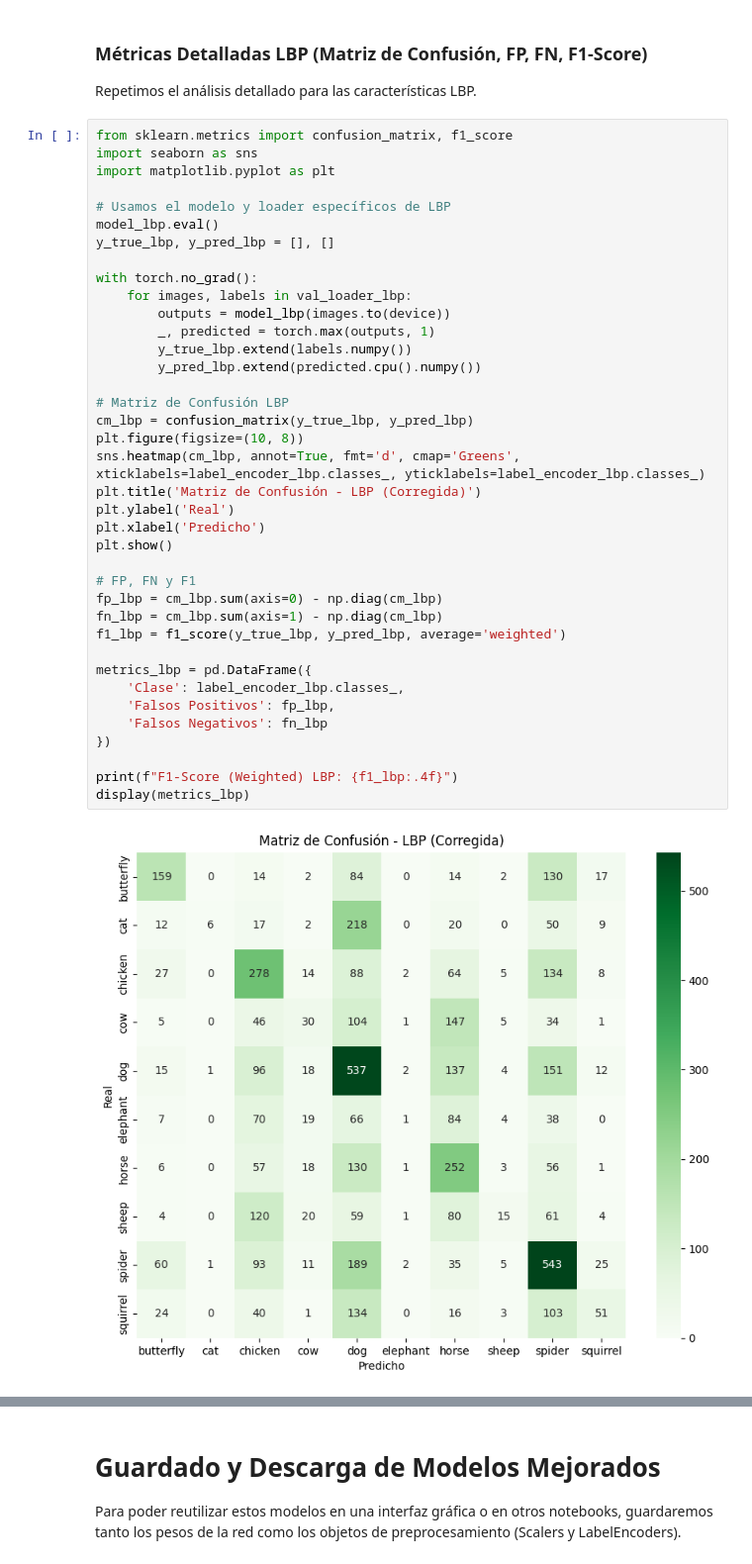
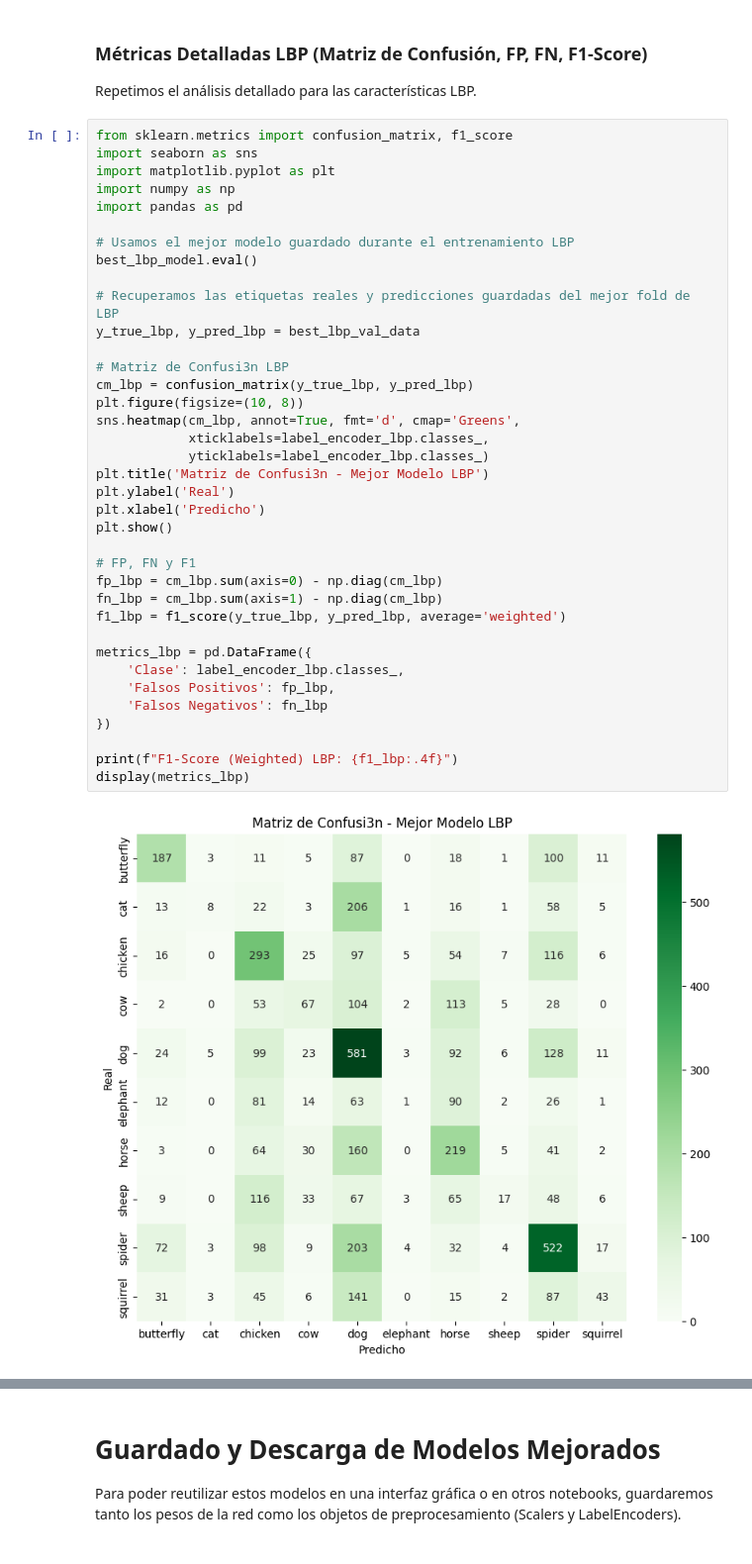
Before and after one commit to MrRichar02/Laboratorio-Imagenes-2, a Jupyter notebook: lab2_imagenes.ipynb, the cells around one changed output, grey strips where cells are left out. Shown at 99% size. Drawn from its saved outputs; the diff is of its cells as text.

Commit message:
agregando métricas y extracción de modelos :0

```diff
--- a/lab2_imagenes.ipynb
+++ b/lab2_imagenes.ipynb
@@ -779,40 +813,39 @@ Repetimos el análisis detallado para las características LBP.
 # %%
 from sklearn.metrics import confusion_matrix, f1_score
 import seaborn as sns
 import matplotlib.pyplot as plt
+import numpy as np
+import pandas as pd
 
-# Usamos el modelo y loader específicos de LBP
-model_lbp.eval()
-y_true_lbp, y_pred_lbp = [], []
+# Usamos el mejor modelo guardado durante el entrenamiento LBP
+best_lbp_model.eval()
 
-with torch.no_grad():
-    for images, labels in val_loader_lbp:
-        outputs = model_lbp(images.to(device))
-        _, predicted = torch.max(outputs, 1)
-        y_true_lbp.extend(labels.numpy())
-        y_pred_lbp.extend(predicted.cpu().numpy())
+# Recuperamos las etiquetas reales y predicciones guardadas del mejor fold de LBP
+y_true_lbp, y_pred_lbp = best_lbp_val_data
 
-# Matriz de Confusión LBP
+# Matriz de Confusi3n LBP
 cm_lbp = confusion_matrix(y_true_lbp, y_pred_lbp)
 plt.figure(figsize=(10, 8))
-sns.heatmap(cm_lbp, annot=True, fmt='d', cmap='Greens', xticklabels=label_encoder_lbp.classes_, yticklabels=label_encoder_lbp.classes_)
-plt.title('Matriz de Confusión - LBP (Corregida)')
+sns.heatmap(cm_lbp, annot=True, fmt='d', cmap='Greens',
+            xticklabels=label_encoder_lbp.classes_,
+            yticklabels=label_encoder_lbp.classes_)
+plt.title('Matriz de Confusi3n - Mejor Modelo LBP')
 plt.ylabel('Real')
 plt.xlabel('Predicho')
 plt.show()
 
 # FP, FN y F1
 fp_lbp = cm_lbp.sum(axis=0) - np.diag(cm_lbp)
 fn_lbp = cm_lbp.sum(axis=1) - np.diag(cm_lbp)
 f1_lbp = f1_score(y_true_lbp, y_pred_lbp, average='weighted')
 
 metrics_lbp = pd.DataFrame({
     'Clase': label_encoder_lbp.classes_,
     'Falsos Positivos': fp_lbp,
     'Falsos Negativos': fn_lbp
 })
 
 print(f"F1-Score (Weighted) LBP: {f1_lbp:.4f}")
 display(metrics_lbp)
 # %% [output]
-[figure, old version]
+[figure, new version]
```
Also changed, not shown: parts of 9 cells of this notebook.
